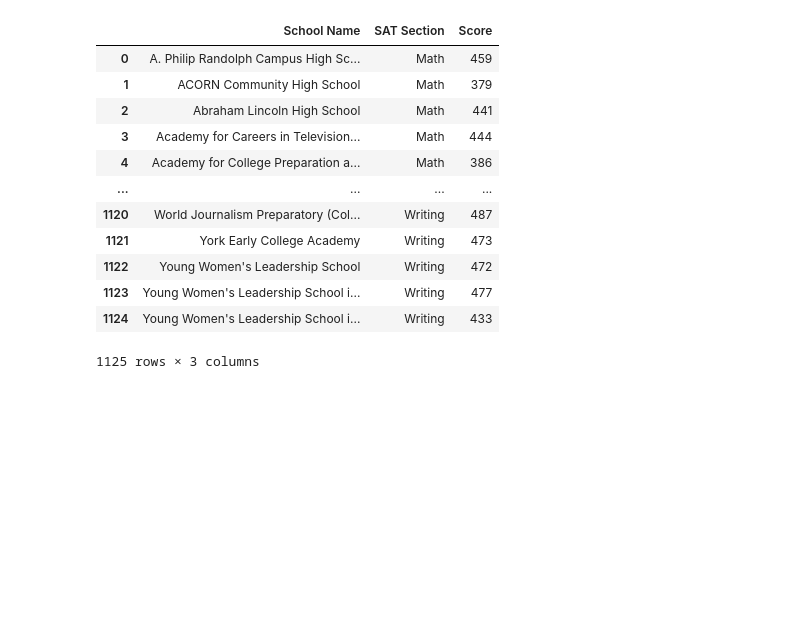
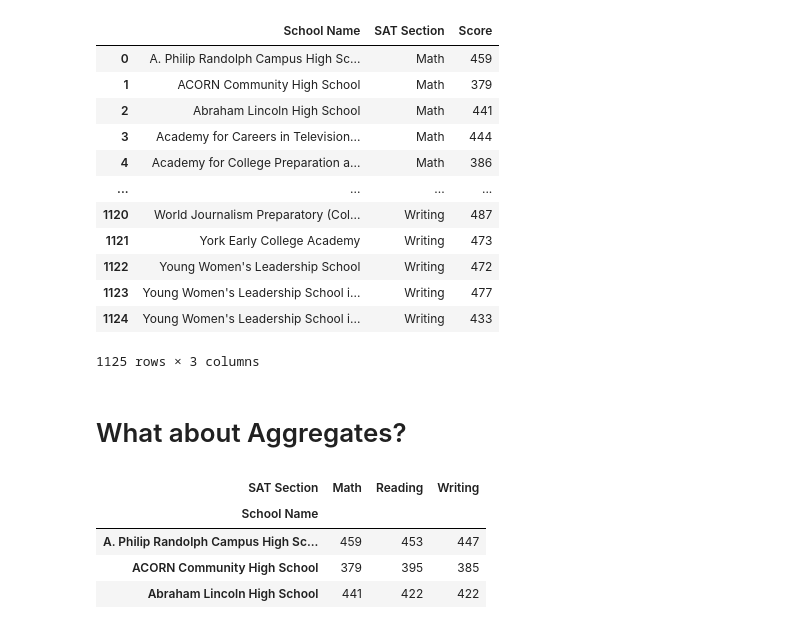
Before and after one commit to TomaszBury/The-ultimate-pandas-bootcamp-advanced-python-data-analysis, a Jupyter notebook: section_09/reshaping_with_pivots.ipynb, the cells around one changed output. Cells and saved outputs as stored; diff of their text form; code cells hidden in the pictures; blank space fills up the shorter version.

```diff
--- a/section_09/reshaping_with_pivots.ipynb
+++ b/section_09/reshaping_with_pivots.ipynb
@@ -346,3 +346,13 @@ pivoted.reset_index().melt(id_vars='School Name', value_name='Score')
 | 1123 | Young Women's Leadership School i... | Writing | 477 |
 | 1124 | Young Women's Leadership School i... | Writing | 433 |
 1125 rows × 3 columns
+# %% [markdown]
+# What about Aggregates?
+# %%
+pivoted.head(n=3)
+# %% [output]
+| SAT Section | Math | Reading | Writing |
+| School Name |  |  |  |
+| A. Philip Randolph Campus High Sc... | 459 | 453 | 447 |
+| ACORN Community High School | 379 | 395 | 385 |
+| Abraham Lincoln High School | 441 | 422 | 422 |
```
Also changed, not shown: parts of 1 cell of this notebook.
